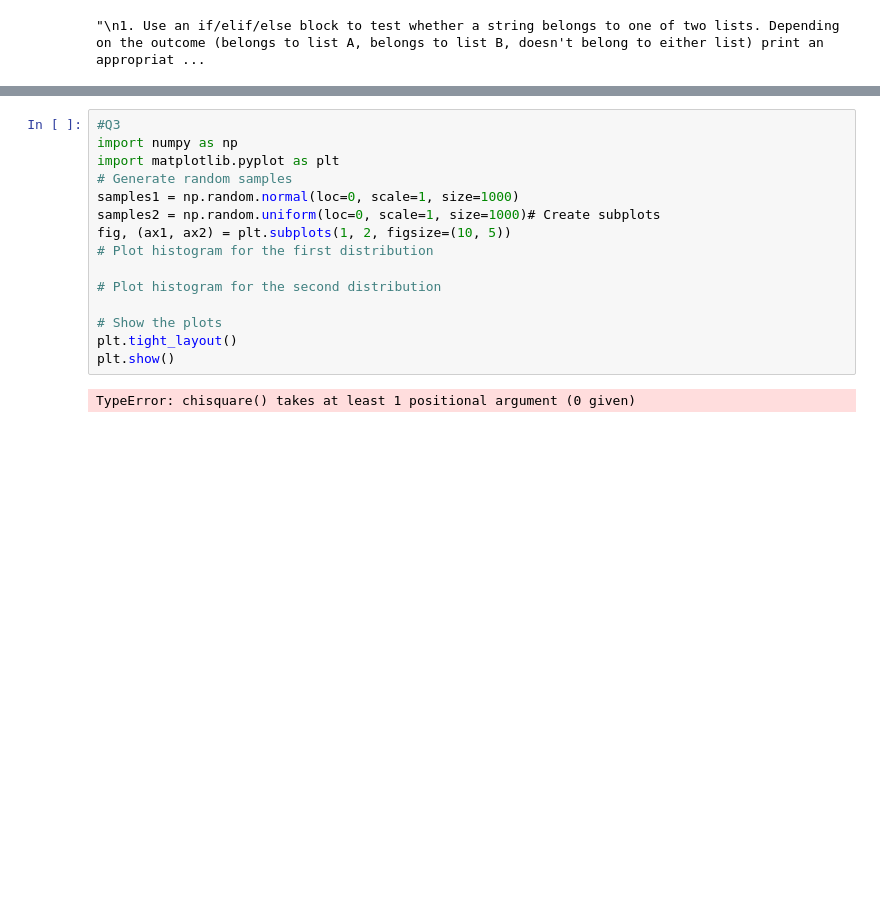
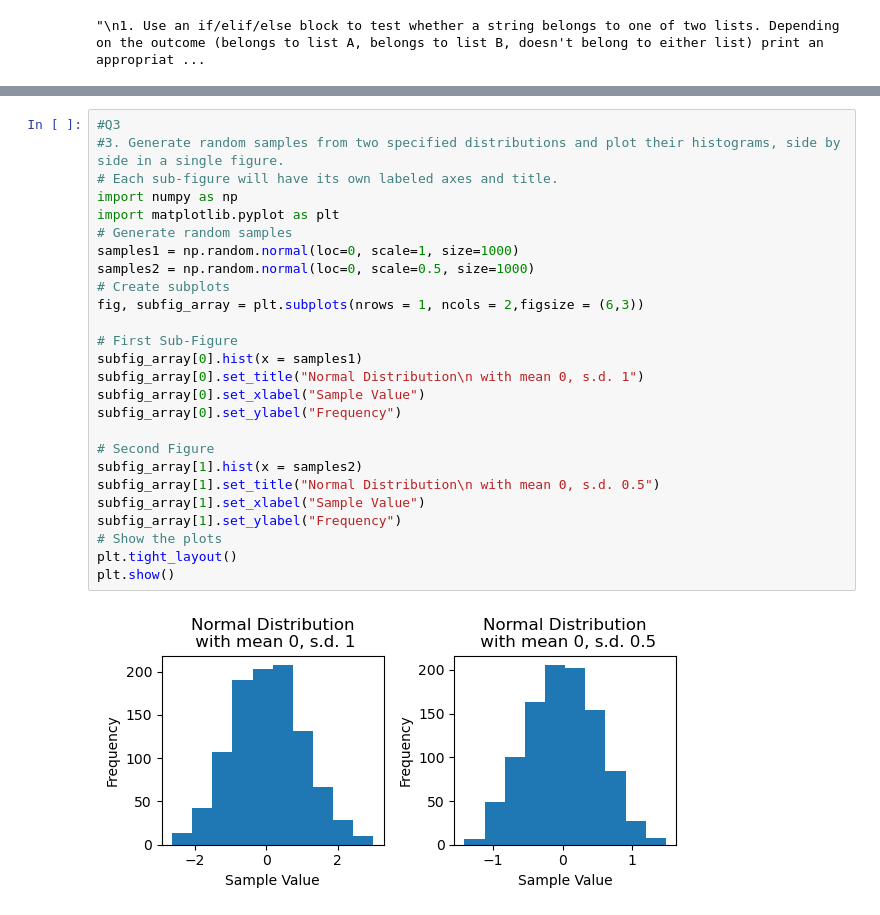
Before and after one commit to TaeHeo-School/qtm151fall2025, a Jupyter notebook: Quiz1Prep.ipynb, the cells around one changed output, grey strips where cells are left out. Saved outputs shown, nothing was run; the diff lists cells and outputs as text; blank space fills up the shorter version.

```diff
--- a/Quiz1Prep.ipynb
+++ b/Quiz1Prep.ipynb
@@ -45,17 +57,28 @@ plt.show()
 # %%
 #Q3
+#3. Generate random samples from two specified distributions and plot their histograms, side by side in a single figure.
+# Each sub-figure will have its own labeled axes and title.
 import numpy as np
 import matplotlib.pyplot as plt
 # Generate random samples
 samples1 = np.random.normal(loc=0, scale=1, size=1000)
-samples2 = np.random.uniform(loc=0, scale=1, size=1000)# Create subplots
-fig, (ax1, ax2) = plt.subplots(1, 2, figsize=(10, 5))
-# Plot histogram for the first distribution
+samples2 = np.random.normal(loc=0, scale=0.5, size=1000)
+# Create subplots
+fig, subfig_array = plt.subplots(nrows = 1, ncols = 2,figsize = (6,3))
 
-# Plot histogram for the second distribution
+# First Sub-Figure
+subfig_array[0].hist(x = samples1)
+subfig_array[0].set_title("Normal Distribution\n with mean 0, s.d. 1")
+subfig_array[0].set_xlabel("Sample Value")
+subfig_array[0].set_ylabel("Frequency")
 
+# Second Figure
+subfig_array[1].hist(x = samples2)
+subfig_array[1].set_title("Normal Distribution\n with mean 0, s.d. 0.5")
+subfig_array[1].set_xlabel("Sample Value")
+subfig_array[1].set_ylabel("Frequency")
 # Show the plots
 plt.tight_layout()
 plt.show()
 # %% [output]
-TypeError: chisquare() takes at least 1 positional argument (0 given)
+[figure, added]
```
Also changed, not shown: parts of 6 cells of this notebook, 24 other files.
